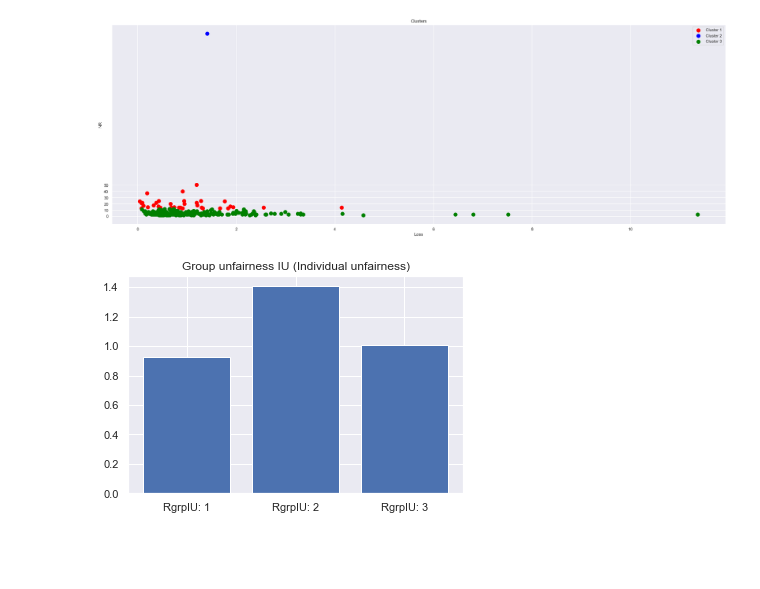
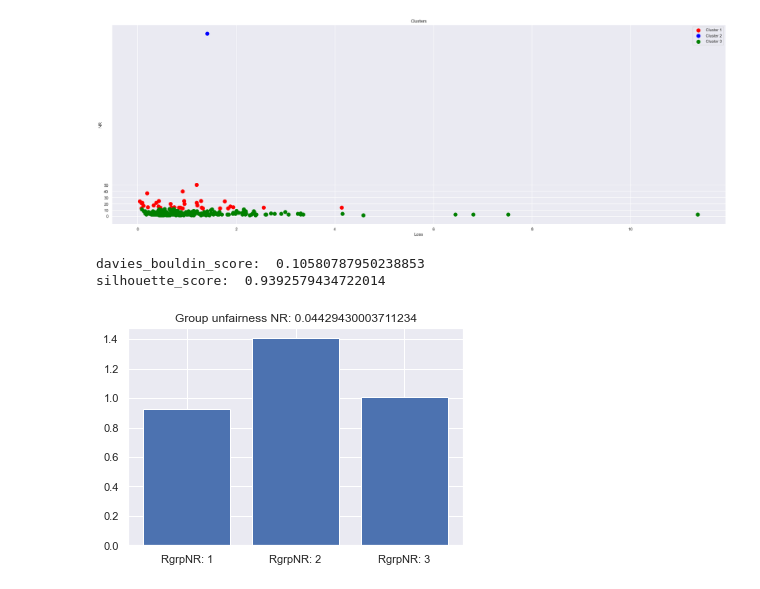
Before and after one commit to ravarmes/recsys-cluster-loss, a Jupyter notebook: src/TestCluster_Books_NR.ipynb, the cells around one changed output. Drawn from its saved outputs; the diff is of its cells as text; code cells hidden in the pictures; blank space fills up the shorter version.

```diff
--- a/src/TestCluster_Books_NR.ipynb
+++ b/src/TestCluster_Books_NR.ipynb
@@ -282,7 +282,17 @@ plt.legend()
 plt.show()
 # %% [output]
 [figure]
+# %%
+# clustering performance evaluation
+from sklearn.metrics import davies_bouldin_score
+print('davies_bouldin_score: ', davies_bouldin_score(df_scaled, kmeans.labels_))
+
+from sklearn.metrics import silhouette_score
+print('silhouette_score: ', silhouette_score(df_scaled, kmeans.labels_, metric='euclidean'))
+# %% [output]
+davies_bouldin_score:  0.10580787950238853
+silhouette_score:  0.9392579434722014
 # %%
-# G group: identifying the groups (IU: individual unfairness - the variance of the user losses)
+# G group: identifying the groups (NR: number of ratings of users)
 # The configuration of groups was based in the hierarchical clustering (tree clustering - dendrogram)
 # Clusters 1, 2 and 3
@@ -290,10 +300,11 @@ G = {1: [1131, 1211, 1248, 1424, 1435, 1548, 1585, 1674, 1733, 1848, 1903, 2024,
 
 glv = GroupLossVariance(X, omega, G, 1) #axis = 1 (0 rows e 1 columns)
-losses_RgrpIU = glv.get_losses(X_est)
+losses_RgrpNR = glv.get_losses(X_est)
+RgrpNR = glv.evaluate(X_est)
 
-RgrpIU_groups = ['RgrpIU: 1', 'RgrpIU: 2', 'RgrpIU: 3']
-plt.bar(RgrpIU_groups, losses_RgrpIU)
-plt.title('Group unfairness IU (Individual unfairness)')
+RgrpNR_groups = ['RgrpNR: 1', 'RgrpNR: 2', 'RgrpNR: 3']
+plt.bar(RgrpNR_groups, losses_RgrpNR)
+plt.title('Group unfairness NR: ' + str(RgrpNR))
 plt.show()
 # %% [output]
-[figure, old version]
+[figure, new version]
```
Also changed, not shown: 20 other files.
